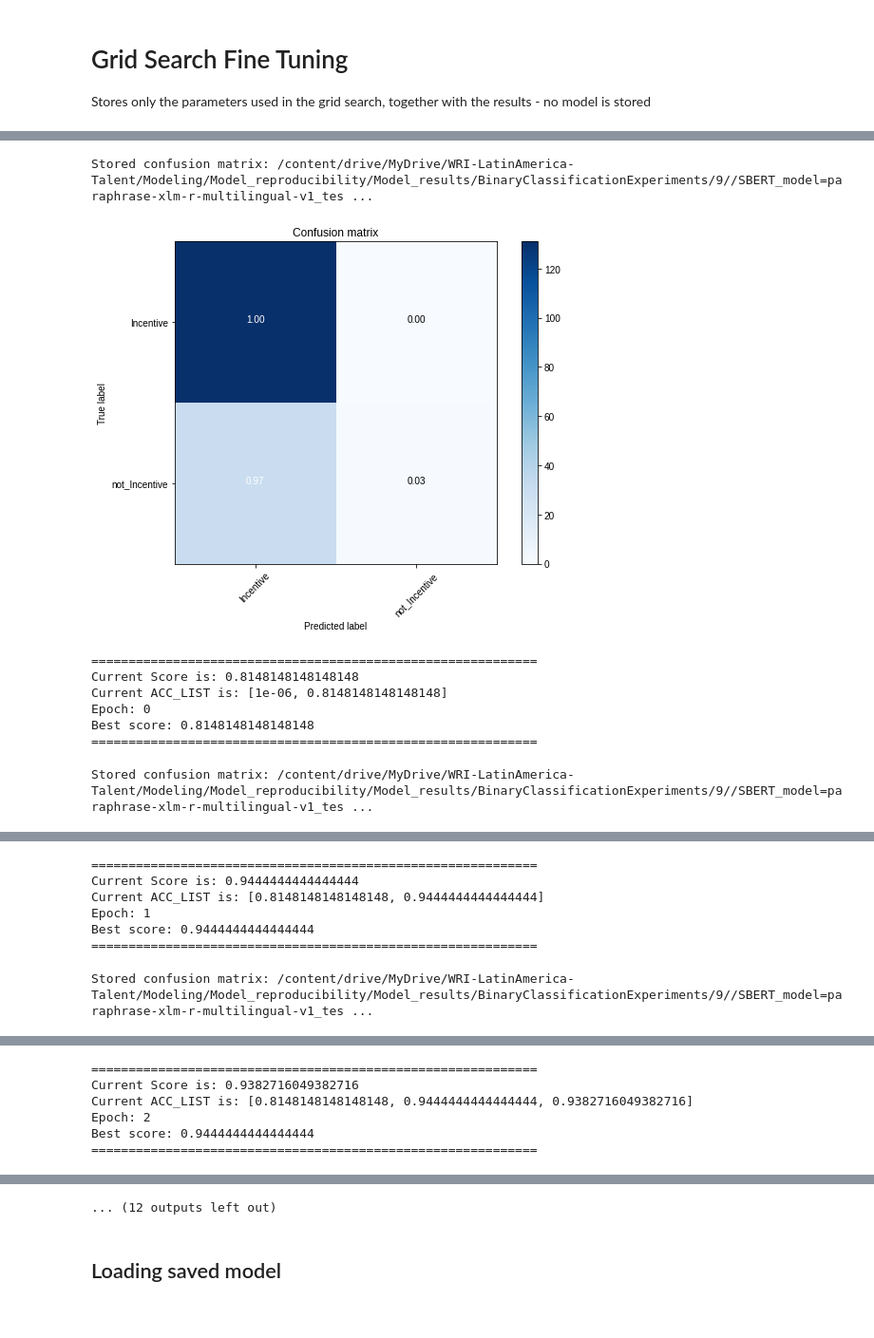
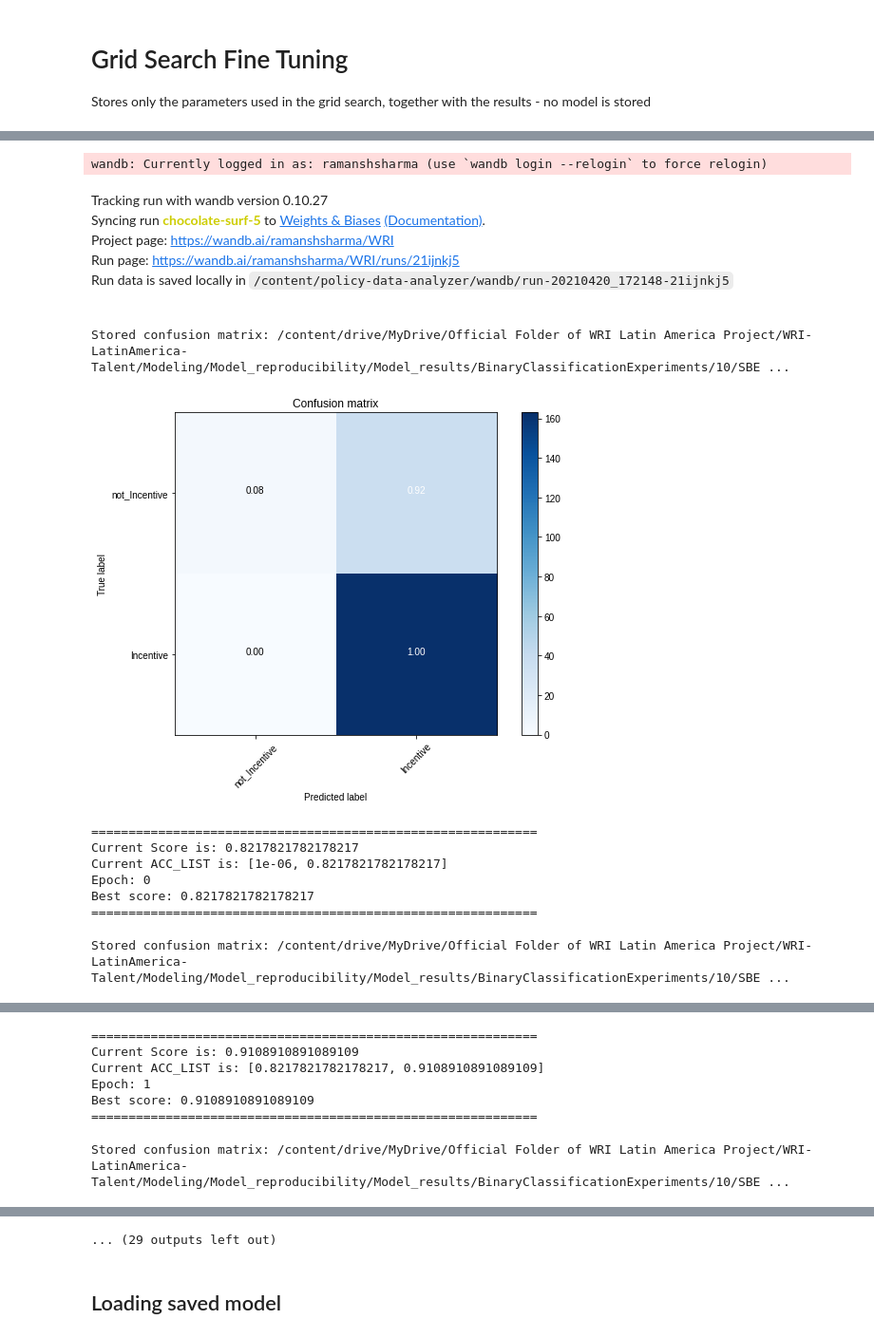
Before and after one commit to wri-dssg-omdena/policy-data-analyzer, a Jupyter notebook: tasks/fine_tuning_sbert/notebooks/Fine_tuning_SBERT_with_callback.ipynb, the cells around one changed output, grey strips where cells are left out. Shown at 95% size. Saved outputs shown, nothing was run; the diff lists cells and outputs as text; code cells hidden in the pictures.

```diff
--- a/tasks/fine_tuning_sbert/notebooks/Fine_tuning_SBERT_with_callback.ipynb
+++ b/tasks/fine_tuning_sbert/notebooks/Fine_tuning_SBERT_with_callback.ipynb
@@ -84,13 +106,13 @@ Stores only the parameters used in the grid search, together with the results -
 wandb_key = ''
 # %%
 grid_search_params = {
-    "all_dev_perc": [0.2],# 0.15, 0.25, 0.3],
+    "all_dev_perc": [0.25],# 0.15, 0.25, 0.3],
     "model_names": ['paraphrase-xlm-r-multilingual-v1'], #'stsb-xlm-r-multilingual', 'quora-distilbert-multilingual''distiluse-base-multilingual-sed-v2',
     "output_path": results_save_path,
     "max_num_epochs": 10,
     "baseline": 0.001,
     "patience": 5,
-    "seeds": [12],
+    "seeds": [10],
     "wandb_key": wandb_key
 }
 
@@ -115,11 +137,17 @@ Grid Search Fine tuning parameters:
     "eval_classifier": "SBERT"
 }
-Stored confusion matrix: /content/drive/MyDrive/WRI-LatinAmerica-Talent/Modeling/Model_reproducibility/Model_results/BinaryClassificationExperiments/9//SBERT_model=paraphrase-xlm-r-multilingual-v1_tes ...
+wandb: Currently logged in as: ramanshsharma (use `wandb login --relogin` to force relogin)
+Tracking run with wandb version 0.10.27
+Syncing run chocolate-surf-5 to Weights & Biases (Documentation).
+Project page: https://wandb.ai/ramanshsharma/WRI
+Run page: https://wandb.ai/ramanshsharma/WRI/runs/21ijnkj5
+Run data is saved locally in /content/policy-data-analyzer/wandb/run-20210420_172148-21ijnkj5
+Stored confusion matrix: /content/drive/MyDrive/Official Folder of WRI Latin America Project/WRI-LatinAmerica-Talent/Modeling/Model_reproducibility/Model_results/BinaryClassificationExperiments/10/SBE ...
-[figure, old version]
+[figure, new version]
-============================================================
-Current Score is: 0.8148148148148148
-Current ACC_LIST is: [1e-06, 0.8148148148148148]
-Epoch: 0
-Best score: 0.8148148148148148
-============================================================
-Stored confusion matrix: /content/drive/MyDrive/WRI-LatinAmerica-Talent/Modeling/Model_reproducibility/Model_results/BinaryClassificationExperiments/9//SBERT_model=paraphrase-xlm-r-multilingual-v1_tes ...
+============================================================
+Current Score is: 0.8217821782178217
+Current ACC_LIST is: [1e-06, 0.8217821782178217]
+Epoch: 0
+Best score: 0.8217821782178217
+============================================================
+Stored confusion matrix: /content/drive/MyDrive/Official Folder of WRI Latin America Project/WRI-LatinAmerica-Talent/Modeling/Model_reproducibility/Model_results/BinaryClassificationExperiments/10/SBE ...
@@ -127,7 +155,7 @@ Stored confusion matrix: /content/drive/MyDrive/WRI-LatinAmerica-Talent/Modeling
-============================================================
-Current Score is: 0.9444444444444444
-Current ACC_LIST is: [0.8148148148148148, 0.9444444444444444]
-Epoch: 1
-Best score: 0.9444444444444444
-============================================================
-Stored confusion matrix: /content/drive/MyDrive/WRI-LatinAmerica-Talent/Modeling/Model_reproducibility/Model_results/BinaryClassificationExperiments/9//SBERT_model=paraphrase-xlm-r-multilingual-v1_tes ...
+============================================================
+Current Score is: 0.9108910891089109
+Current ACC_LIST is: [0.8217821782178217, 0.9108910891089109]
+Epoch: 1
+Best score: 0.9108910891089109
+============================================================
+Stored confusion matrix: /content/drive/MyDrive/Official Folder of WRI Latin America Project/WRI-LatinAmerica-Talent/Modeling/Model_reproducibility/Model_results/BinaryClassificationExperiments/10/SBE ...
@@ -135,6 +162,0 @@ Stored confusion matrix: /content/drive/MyDrive/WRI-LatinAmerica-Talent/Modeling
-============================================================
-Current Score is: 0.9382716049382716
-Current ACC_LIST is: [0.8148148148148148, 0.9444444444444444, 0.9382716049382716]
-Epoch: 2
-Best score: 0.9444444444444444
-============================================================
@@ -143,4 +169,4 @@ Stored confusion matrix: /content/drive/MyDrive/WRI-LatinAmerica-Talent/Modeling
-... (12 outputs left out)
+... (29 outputs left out)
 # %% [markdown]
 ## Loading saved model
 # %%
```
Also changed, not shown: parts of 5 cells of this notebook.
